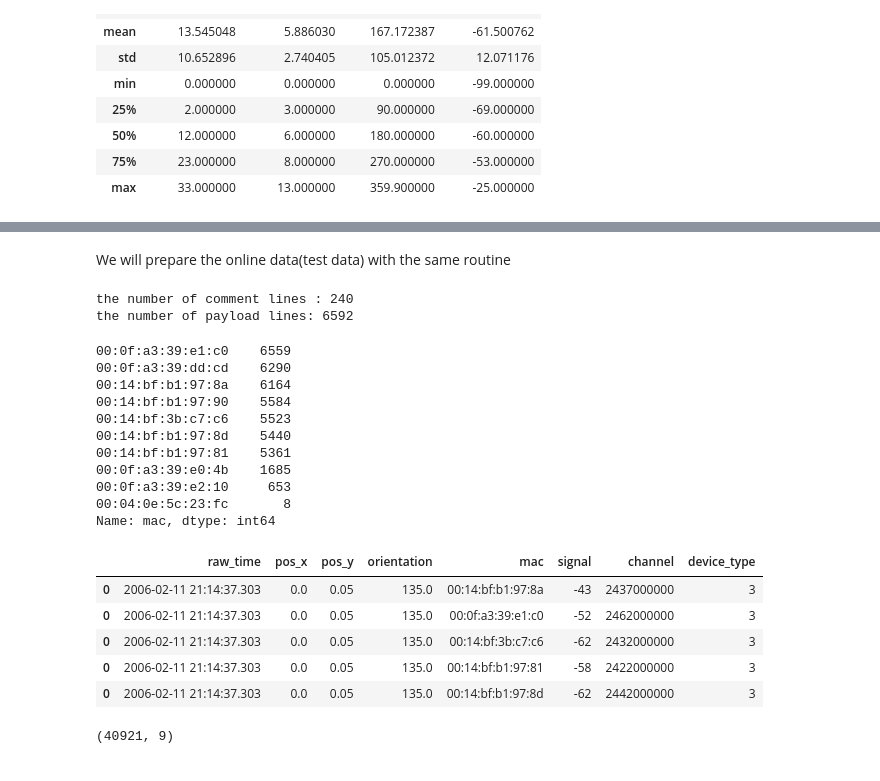
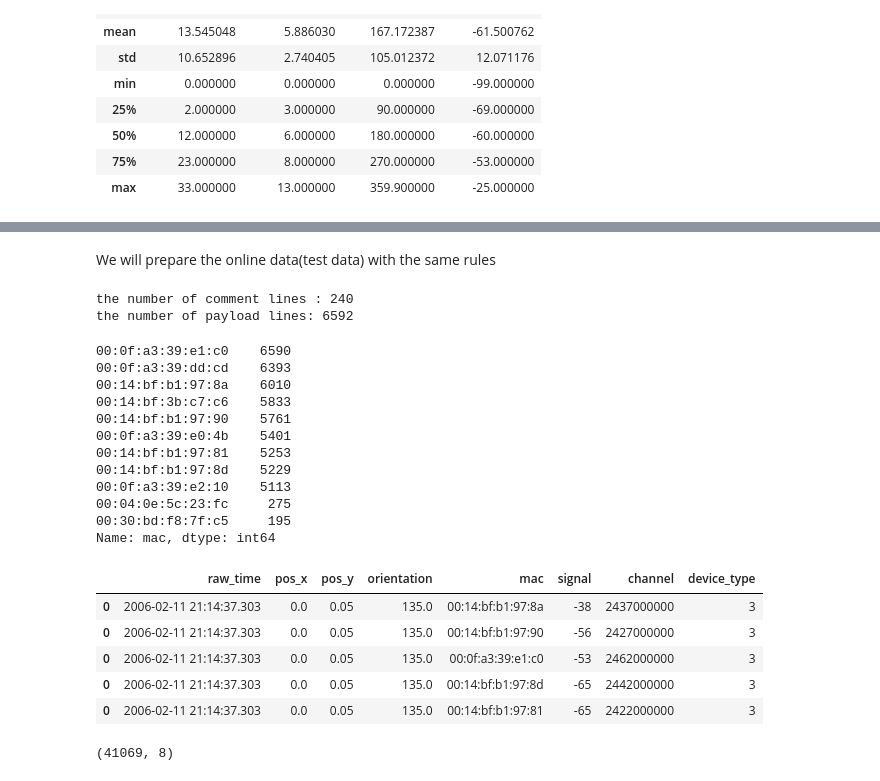
Before and after one commit to MustangDFW/DS7333, a Jupyter notebook: Case Study 1/2-Interim Notebooks/location-prediction-01-data-processing.ipynb, the cells around one changed output, grey strips where cells are left out. Saved outputs shown, nothing was run; the diff lists cells and outputs as text; code cells hidden in the pictures.

```diff
--- a/Case Study 1/2-Interim Notebooks/location-prediction-01-data-processing.ipynb
+++ b/Case Study 1/2-Interim Notebooks/location-prediction-01-data-processing.ipynb
@@ -145,8 +157,18 @@ offline.describe()
+# %%
+# define a function that rounds orientation value to nearest 8 slices(45 degree angle)
+def round_orientation(angle):
+    refs = np.linspace(0,360,9)
+    rounded_angle = refs[np.argmin(np.abs(angle - refs))]
+    if rounded_angle==360:
+        rounded_angle=0
+    return rounded_angle
+# %%
+offline['orientation'] = offline['orientation'].apply(round_orientation)
 # %%
 # Let's save the dataframe as CSV for further analysis
 offline.to_csv('./data/offline_processed.csv', index=False)
 # %% [markdown]
-We will prepare the online data(test data) with the same routine
+We will prepare the online data(test data) with the same rules
 # %%
 with open ('./data/online.final.trace.txt',) as online_file:
     comment_count = 0
@@ -201,33 +223,35 @@ online['orientation'] = online['orientation'].apply(round_orientation)
 # it seems that online data also includes data from other APs. We will exclude such cases. Refer to EDA notebook.
 online['mac'].value_counts()
 # %% [output]
-00:0f:a3:39:e1:c0    6559
-00:0f:a3:39:dd:cd    6290
-00:14:bf:b1:97:8a    6164
-00:14:bf:b1:97:90    5584
-00:14:bf:3b:c7:c6    5523
-00:14:bf:b1:97:8d    5440
-00:14:bf:b1:97:81    5361
-00:0f:a3:39:e0:4b    1685
-00:0f:a3:39:e2:10     653
-00:04:0e:5c:23:fc       8
+00:0f:a3:39:e1:c0    6590
+00:0f:a3:39:dd:cd    6393
+00:14:bf:b1:97:8a    6010
+00:14:bf:3b:c7:c6    5833
+00:14:bf:b1:97:90    5761
+00:0f:a3:39:e0:4b    5401
+00:14:bf:b1:97:81    5253
+00:14:bf:b1:97:8d    5229
+00:0f:a3:39:e2:10    5113
+00:04:0e:5c:23:fc     275
+00:30:bd:f8:7f:c5     195
 Name: mac, dtype: int64
 # %%
-legit_ap = online['mac'].value_counts().index[0:7]
+# Commenting this out, as we will process online data further in '03-knn stage'
+legit_ap = offline['mac'].value_counts().index[0:7]
 online = online[online['mac'].isin(legit_ap)]
 # %%
-online.head
+online.head()
 # %% [output]
 |  | raw_time | pos_x | pos_y | orientation | mac | signal | channel | device_type |
-| 0 | 2006-02-11 21:14:37.303 | 0.0 | 0.05 | 135.0 | 00:14:bf:b1:97:8a | -43 | 2437000000 | 3 |
-| 0 | 2006-02-11 21:14:37.303 | 0.0 | 0.05 | 135.0 | 00:0f:a3:39:e1:c0 | -52 | 2462000000 | 3 |
-| 0 | 2006-02-11 21:14:37.303 | 0.0 | 0.05 | 135.0 | 00:14:bf:3b:c7:c6 | -62 | 2432000000 | 3 |
-| 0 | 2006-02-11 21:14:37.303 | 0.0 | 0.05 | 135.0 | 00:14:bf:b1:97:81 | -58 | 2422000000 | 3 |
-| 0 | 2006-02-11 21:14:37.303 | 0.0 | 0.05 | 135.0 | 00:14:bf:b1:97:8d | -62 | 2442000000 | 3 |
+| 0 | 2006-02-11 21:14:37.303 | 0.0 | 0.05 | 135.0 | 00:14:bf:b1:97:8a | -38 | 2437000000 | 3 |
+| 0 | 2006-02-11 21:14:37.303 | 0.0 | 0.05 | 135.0 | 00:14:bf:b1:97:90 | -56 | 2427000000 | 3 |
+| 0 | 2006-02-11 21:14:37.303 | 0.0 | 0.05 | 135.0 | 00:0f:a3:39:e1:c0 | -53 | 2462000000 | 3 |
+| 0 | 2006-02-11 21:14:37.303 | 0.0 | 0.05 | 135.0 | 00:14:bf:b1:97:8d | -65 | 2442000000 | 3 |
+| 0 | 2006-02-11 21:14:37.303 | 0.0 | 0.05 | 135.0 | 00:14:bf:b1:97:81 | -65 | 2422000000 | 3 |
 # %%
 online.shape
 # %% [output]
-(40921, 9)
+(41069, 8)
 # %%
 # Let's save the dataframe as CSV without further pivoting. We will save a separate, pivot file for prediction.
 online.to_csv('./data/online_processed.csv', index=False)
```
Also changed, not shown: parts of 6 cells of this notebook, 2 other files.
